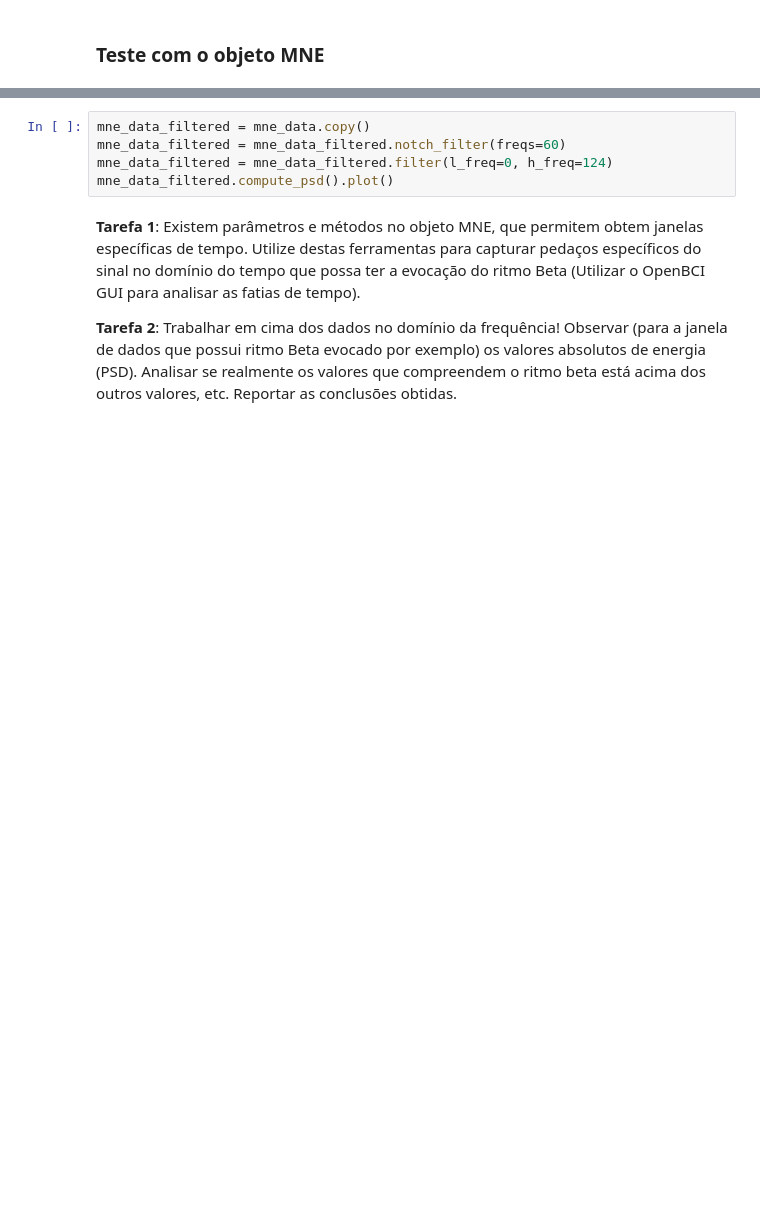
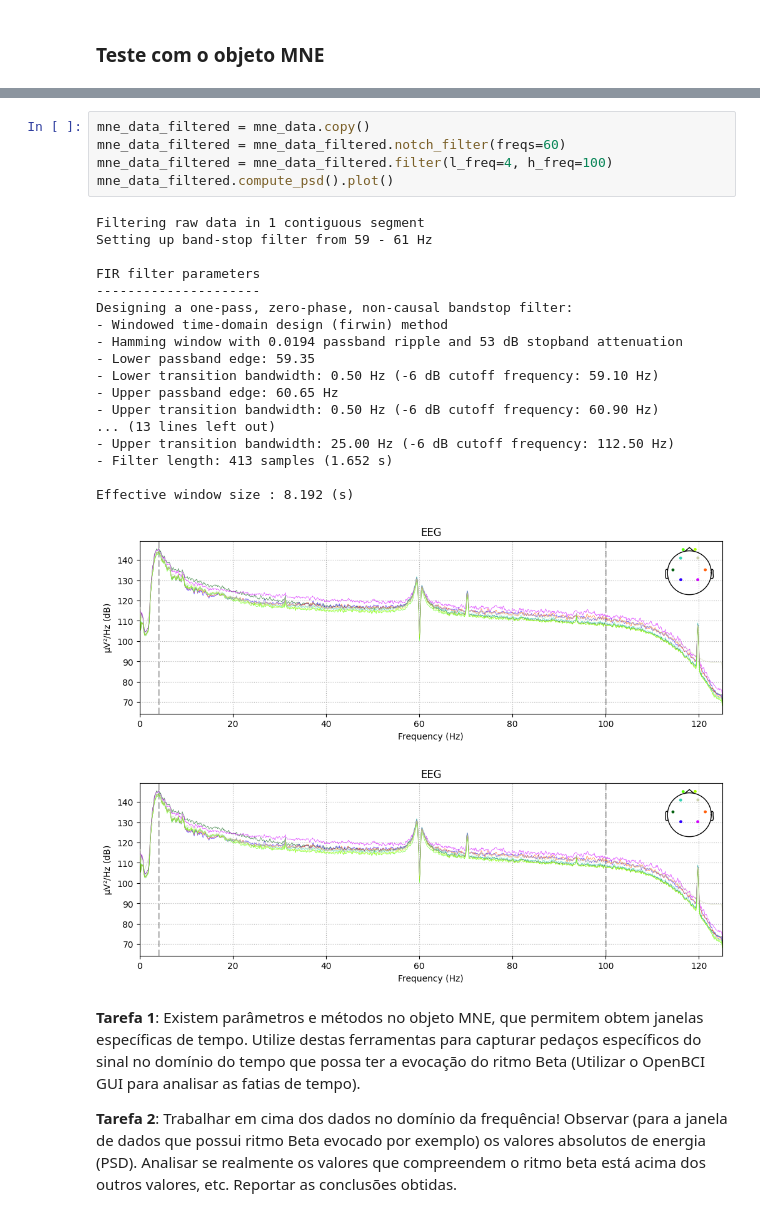
Before and after one commit to GustavoMartinx/Biological-Data-Processing, a Jupyter notebook: Dataset-Foco-Atencao/src/preprocessing.ipynb, the cells around one changed output, grey strips where cells are left out. Cells and saved outputs as stored; diff of their text form; blank space fills up the shorter version.

```diff
--- a/Dataset-Foco-Atencao/src/preprocessing.ipynb
+++ b/Dataset-Foco-Atencao/src/preprocessing.ipynb
@@ -126,8 +154,28 @@ mne_data.compute_psd().plot()
 # %%
 mne_data_filtered = mne_data.copy()
 mne_data_filtered = mne_data_filtered.notch_filter(freqs=60)
-mne_data_filtered = mne_data_filtered.filter(l_freq=0, h_freq=124)
+mne_data_filtered = mne_data_filtered.filter(l_freq=4, h_freq=100)
 mne_data_filtered.compute_psd().plot()
+# %% [output]
+Filtering raw data in 1 contiguous segment
+Setting up band-stop filter from 59 - 61 Hz
+
+FIR filter parameters
+---------------------
+Designing a one-pass, zero-phase, non-causal bandstop filter:
+- Windowed time-domain design (firwin) method
+- Hamming window with 0.0194 passband ripple and 53 dB stopband attenuation
+- Lower passband edge: 59.35
+- Lower transition bandwidth: 0.50 Hz (-6 dB cutoff frequency: 59.10 Hz)
+- Upper passband edge: 60.65 Hz
+- Upper transition bandwidth: 0.50 Hz (-6 dB cutoff frequency: 60.90 Hz)
+... (13 lines left out)
+- Upper transition bandwidth: 25.00 Hz (-6 dB cutoff frequency: 112.50 Hz)
+- Filter length: 413 samples (1.652 s)
+
+Effective window size : 8.192 (s)
+[figure, added]
+[figure, added]
 # %% [markdown]
 **Tarefa 1**: Existem parâmetros e métodos no objeto MNE, que permitem obtem janelas específicas de tempo. Utilize destas ferramentas para capturar pedaços específicos do sinal no domínio do tempo que possa ter a evocação do ritmo Beta (Utilizar o OpenBCI GUI para analisar as fatias de tempo).
 
```
Also changed, not shown: parts of 5 cells of this notebook, 1 other file.
